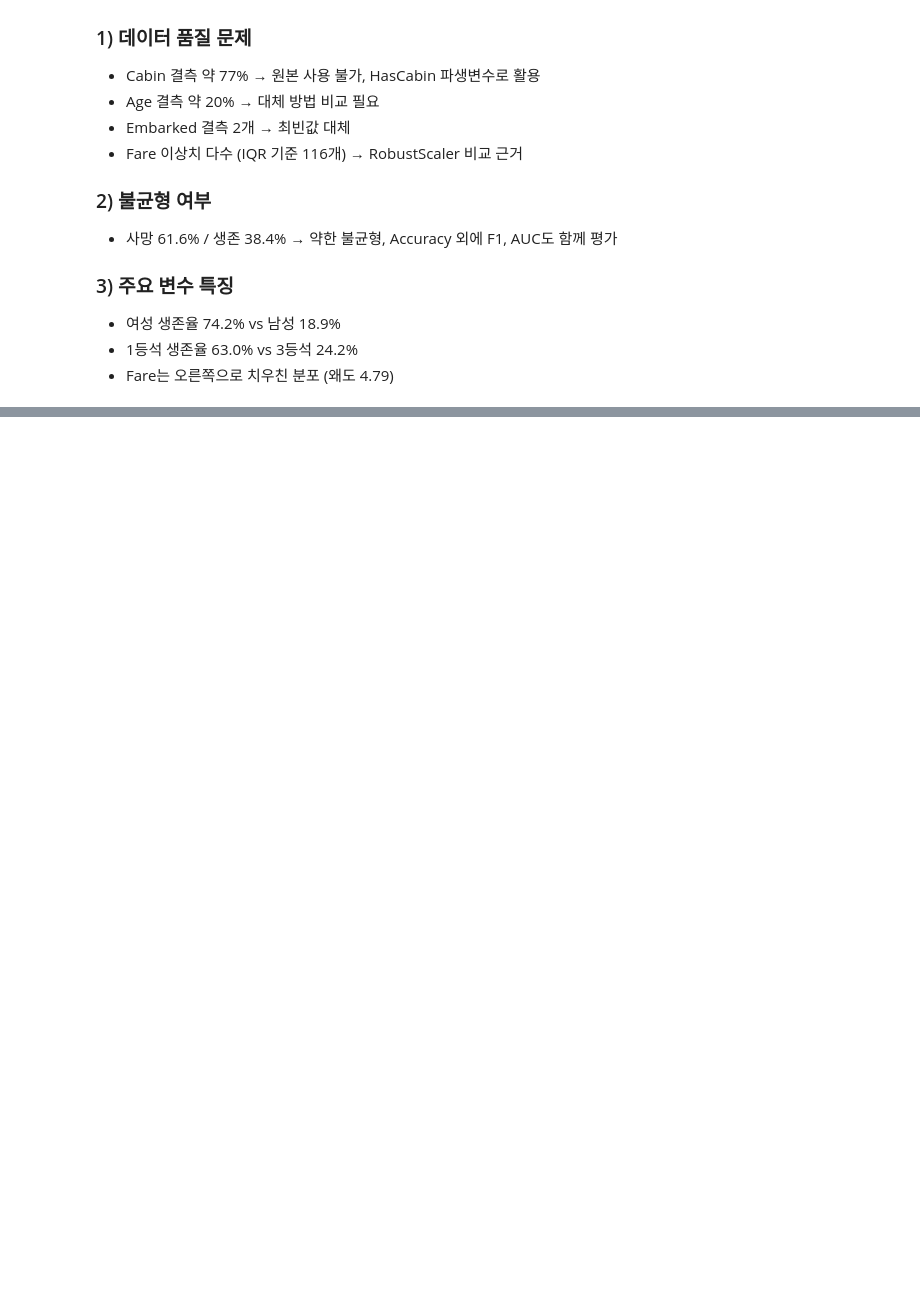
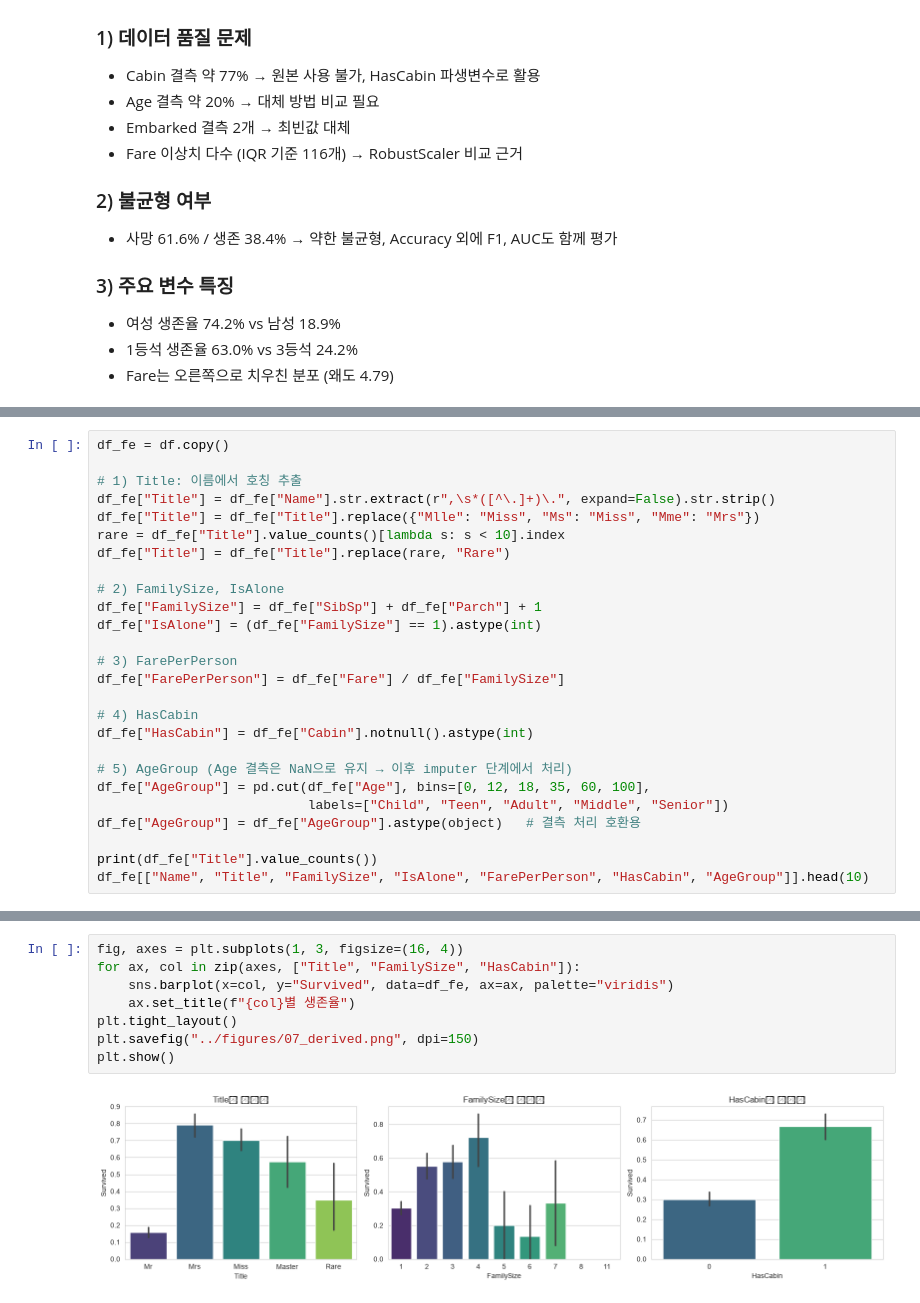
Before and after one commit to pckdou/Titanic, a Jupyter notebook: notebooks/titanic_fe.ipynb, the cells around one changed output, grey strips where cells are left out. Cells and saved outputs as stored; diff of their text form; blank space fills up the shorter version.

```diff
--- a/notebooks/titanic_fe.ipynb
+++ b/notebooks/titanic_fe.ipynb
@@ -201,0 +217,26 @@ Name: Survived, dtype: float64
+# %%
+df_fe = df.copy()
+
+# 1) Title: 이름에서 호칭 추출
+df_fe["Title"] = df_fe["Name"].str.extract(r",\s*([^\.]+)\.", expand=False).str.strip()
+df_fe["Title"] = df_fe["Title"].replace({"Mlle": "Miss", "Ms": "Miss", "Mme": "Mrs"})
+rare = df_fe["Title"].value_counts()[lambda s: s < 10].index
+df_fe["Title"] = df_fe["Title"].replace(rare, "Rare")
+
+# 2) FamilySize, IsAlone
+df_fe["FamilySize"] = df_fe["SibSp"] + df_fe["Parch"] + 1
+df_fe["IsAlone"] = (df_fe["FamilySize"] == 1).astype(int)
+
+# 3) FarePerPerson
+df_fe["FarePerPerson"] = df_fe["Fare"] / df_fe["FamilySize"]
+
+# 4) HasCabin
+df_fe["HasCabin"] = df_fe["Cabin"].notnull().astype(int)
+
+# 5) AgeGroup (Age 결측은 NaN으로 유지 → 이후 imputer 단계에서 처리)
+df_fe["AgeGroup"] = pd.cut(df_fe["Age"], bins=[0, 12, 18, 35, 60, 100],
+                           labels=["Child", "Teen", "Adult", "Middle", "Senior"])
+df_fe["AgeGroup"] = df_fe["AgeGroup"].astype(object)   # 결측 처리 호환용
+
+print(df_fe["Title"].value_counts())
+df_fe[["Name", "Title", "FamilySize", "IsAlone", "FarePerPerson", "HasCabin", "AgeGroup"]].head(10)
@@ -201,0 +262,10 @@ Name: Survived, dtype: float64
+# %%
+fig, axes = plt.subplots(1, 3, figsize=(16, 4))
+for ax, col in zip(axes, ["Title", "FamilySize", "HasCabin"]):
+    sns.barplot(x=col, y="Survived", data=df_fe, ax=ax, palette="viridis")
+    ax.set_title(f"{col}별 생존율")
+plt.tight_layout()
+plt.savefig("../figures/07_derived.png", dpi=150)
+plt.show()
+# %% [output]
+[figure, added]
```
Also changed, not shown: parts of 16 cells of this notebook, 4 other files.
